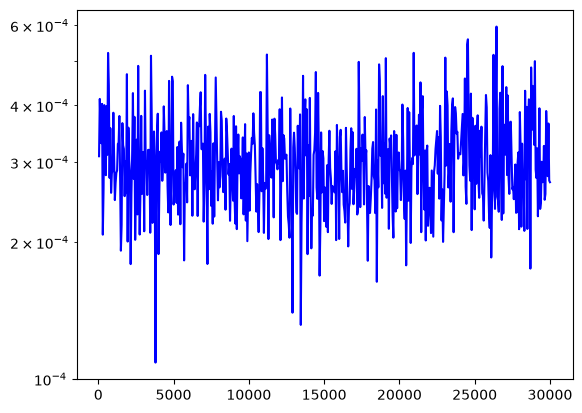
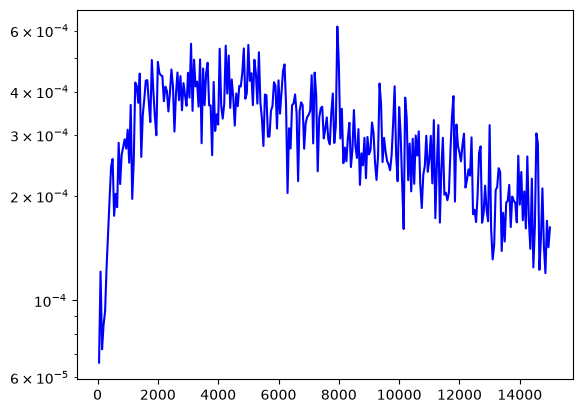
Code edit (unified diff) that turned the first committed figure into the second:
--- before
+++ after
@@ -1,2 +1,2 @@
-plt.plot(results_6_qubits['training_samples'][1:], results_6_qubits['gradients'], label='6 Qubits', color='blue')
+plt.plot(results_6_qubits['training_samples'][1:301], results_6_qubits['gradients'][:300], label='6 Qubits', color='blue')
 plt.yscale('log')

Commit: Running smaller batches